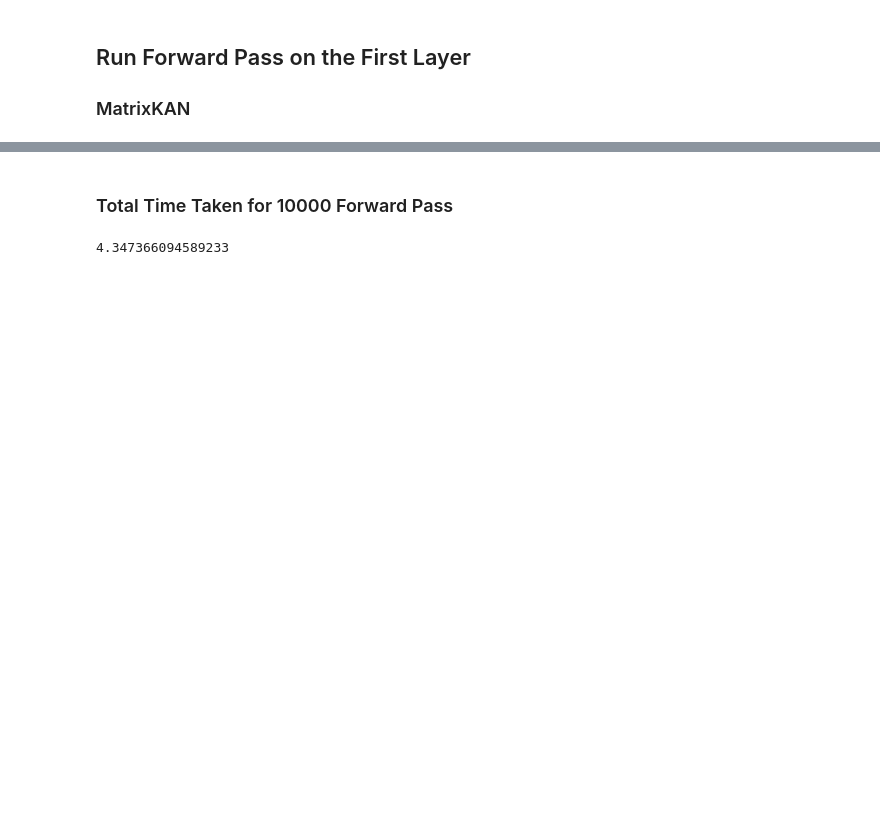
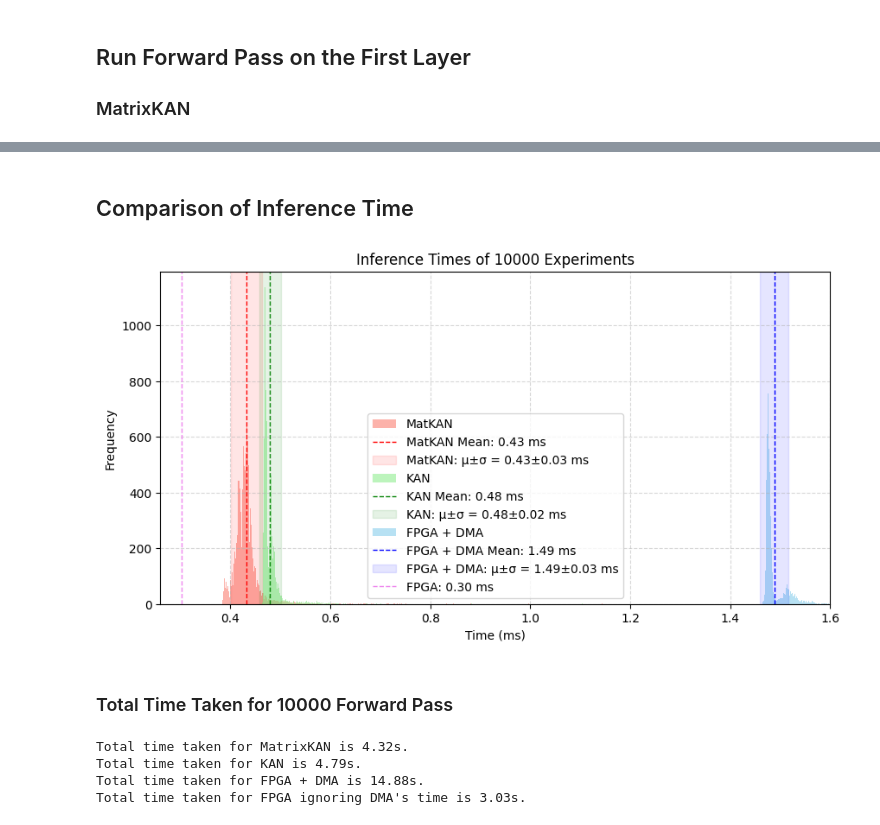
Before and after one commit to KantaphatLeelakunwet/MatrixKAN, a Jupyter notebook: eval_spline.ipynb, the cells around one changed output, grey strips where cells are left out. Drawn from its saved outputs; the diff is of its cells as text; code cells hidden in the pictures; blank space fills up the shorter version.

```diff
--- a/eval_spline.ipynb
+++ b/eval_spline.ipynb
@@ -132,6 +276,73 @@ plt.show()
+# %%
+def fd_nbins(sorted_arr):
+    q75, q25 = np.percentile(sorted_arr, [75, 25])
+    iqr = q75 - q25
+    bin_width = 2 * iqr / (len(sorted_arr) ** (1/3))
+    n_bins = int((np.max(sorted_arr) - np.min(sorted_arr)) / bin_width)
+    return n_bins
+# %% [markdown]
+## Comparison of Inference Time
+# %%
+import matplotlib.pyplot as plt
+
+sorted_matkan_times = np.sort(matkan_times) * 1000
+sorted_kan_times = np.sort(kan_times) * 1000
+sorted_fpga_times = np.sort(fpga_times) * 1000
+
+mean_matkan = np.mean(sorted_matkan_times)
+std_matkan = np.std(sorted_matkan_times)
+max_matkan = np.max(sorted_matkan_times)
+
+mean_kan = np.mean(sorted_kan_times)
+std_kan = np.std(sorted_kan_times)
+max_kan = np.max(sorted_kan_times)
+
+mean_fpga = np.mean(sorted_fpga_times)
+std_fpga = np.std(sorted_fpga_times)
+max_fpga = np.max(sorted_fpga_times)
+
+matkan_time_bins = fd_nbins(sorted_matkan_times)
+kan_time_bins = fd_nbins(sorted_kan_times)
+fpga_time_bins = fd_nbins(sorted_fpga_times)
+
+plt.figure(figsize=(10, 5))
+
+# MatrixKAN
+plt.hist(sorted_matkan_times, bins=matkan_time_bins, alpha=0.6, label="MatKAN", color="salmon")
+plt.axvline(mean_matkan, color='red', linestyle='--', linewidth=1.0, label=f'MatKAN Mean: {mean_matkan:.2f} ms')
+plt.axvspan(mean_matkan - std_matkan, mean_matkan + std_matkan, color='red', alpha=0.1, label=f'MatKAN: μ±σ = {mean_matkan:.2f}±{std_matkan:.2f} ms')
+
+# KAN
+plt.hist(sorted_kan_times, bins=kan_time_bins, alpha=0.6, label="KAN", color="lightgreen")
+plt.axvline(mean_kan, color='green', linestyle='--', linewidth=1.0, label=f'KAN Mean: {mean_kan:.2f} ms')
+plt.axvspan(mean_kan - std_kan, mean_kan + std_kan, color='green', alpha=0.1, label=f'KAN: μ±σ = {mean_kan:.2f}±{std_kan:.2f} ms')
+
+# FPGA + DMA
+plt.hist(sorted_fpga_times, bins=fpga_time_bins, alpha=0.6, label="FPGA + DMA", color="skyblue")
+plt.axvline(mean_fpga, color='blue', linestyle='--', linewidth=1.0, label=f'FPGA + DMA Mean: {mean_fpga:.2f} ms')
+plt.axvspan(mean_fpga - std_fpga, mean_fpga + std_fpga, color='blue', alpha=0.1, label=f'FPGA + DMA: μ±σ = {mean_fpga:.2f}±{std_fpga:.2f} ms')
+
+# FPGA (ignore DMA's time)
+plt.axvline(fpga_time_no_dma * 1000, color='violet', linestyle='--', linewidth=1.0, label=f'FPGA: {fpga_time_no_dma * 1000:.2f} ms')
+
+plt.xlabel("Time (ms)")
+plt.ylabel("Frequency")
+plt.title(f"Inference Times of {num_iter} Experiments")
+plt.legend()
+plt.grid(linestyle='--', alpha=0.5)
+plt.xlim(0.26, 1.6)
+plt.show()
+# %% [output]
+[figure, added]
 # %% [markdown]
 ### Total Time Taken for 10000 Forward Pass
 # %%
-sum(matkan_times)
+print(f"Total time taken for MatrixKAN is {sum(matkan_times):.2f}s.")
+print(f"Total time taken for KAN is {sum(kan_times):.2f}s.")
+print(f"Total time taken for FPGA + DMA is {sum(fpga_times):.2f}s.")
+print(f"Total time taken for FPGA ignoring DMA's time is {fpga_time_no_dma * num_iter:.2f}s.")
 # %% [output]
-4.347366094589233
+Total time taken for MatrixKAN is 4.32s.
+Total time taken for KAN is 4.79s.
+Total time taken for FPGA + DMA is 14.88s.
+Total time taken for FPGA ignoring DMA's time is 3.03s.
```
Also changed, not shown: parts of 25 cells of this notebook.
